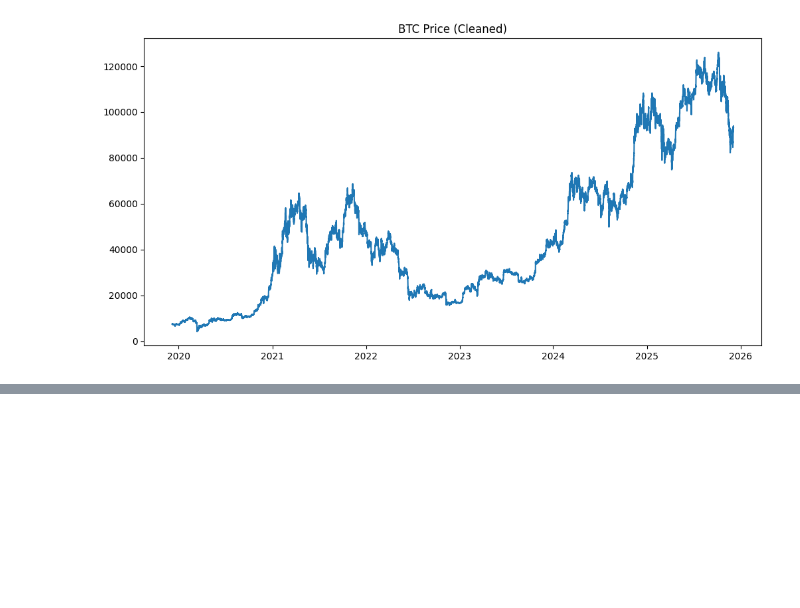
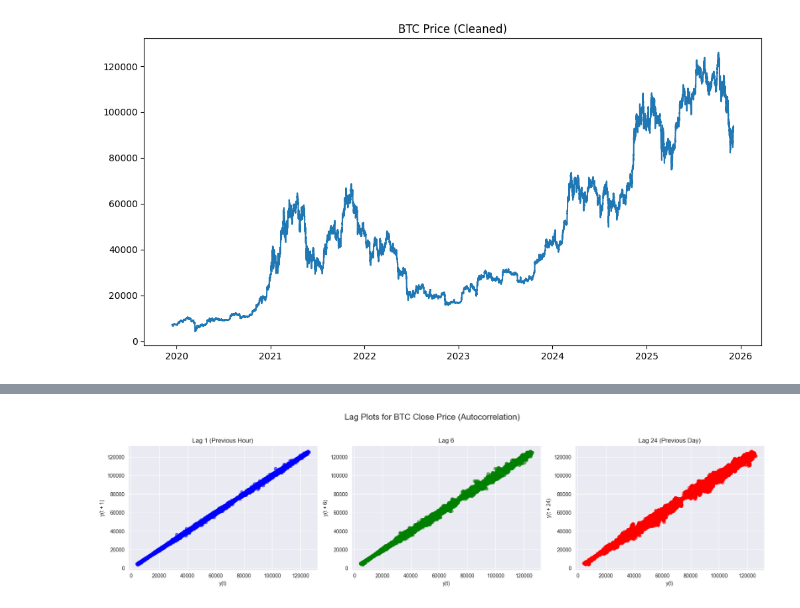
Before and after one commit to Katiehey/Trading-Bot, a Jupyter notebook: notebooks/02_clean_data_check.ipynb, the cells around one changed output, grey strips where cells are left out. Cells and saved outputs as stored; diff of their text form; code cells hidden in the pictures; blank space fills up the shorter version.

```diff
--- a/notebooks/02_clean_data_check.ipynb
+++ b/notebooks/02_clean_data_check.ipynb
@@ -30,0 +197,84 @@ plt.show()
+# %%
+import matplotlib.pyplot as plt
+import seaborn as sns
+import pandas as pd
+from pandas.plotting import lag_plot # Special plot function from pandas
+
+# Assuming 'df' is your DataFrame after running the feature engineering function
+
+def visualize_lag_and_box_plots(df):
+
+    sns.set_style("darkgrid")
+
+    # --- 1. Lag Plots (Autocorrelation Analysis) ---
+
+    # A lag plot shows how the current price (Y-axis) relates to the price N periods ago (X-axis).
+    # If the points form a clear line, there is high autocorrelation and predictability.
+
+    fig, axes = plt.subplots(1, 3, figsize=(18, 5), sharex=False, sharey=False)
+    fig.suptitle('Lag Plots for BTC Close Price (Autocorrelation)', fontsize=16)
+
+    # Lag 1 (Previous hour)
+    lag_plot(df['close'], lag=1, ax=axes[0], c='blue', alpha=0.5)
+    axes[0].set_title('Lag 1 (Previous Hour)')
+
+    # Lag 6 (6 hours ago)
+    lag_plot(df['close'], lag=6, ax=axes[1], c='green', alpha=0.5)
+    axes[1].set_title('Lag 6')
+
+    # Lag 24 (Previous day)
+    lag_plot(df['close'], lag=24, ax=axes[2], c='red', alpha=0.5)
+    axes[2].set_title('Lag 24 (Previous Day)')
+
+    plt.tight_layout(rect=[0, 0.03, 1, 0.95])
+    plt.show()
+
+
+    # --- 2. Box Plots/Bar Charts (Time-Based Analysis) ---
+
+    # We want to look at volatility (ATRr_14) or price changes across different times.
+    # We will look at the distribution of the average true range per hour of the day.
+
+    plt.figure(figsize=(12, 6))
+
+    # Ensure columns exist in the DataFrame
+    if 'hour' in df.columns and 'ATRr_14' in df.columns:
+        sns.boxplot(x='hour', y='ATRr_14', data=df)
+        plt.title('Volatility (ATR) Distribution Per Hour of the Day')
+        plt.xlabel('Hour of Day (0-23)')
+        plt.ylabel('Average True Range (ATRr_14)')
+        plt.show()
+    else:
+        print("Required columns 'hour' or 'ATRr_14' not found for box plot.")
+
+
+    # We can also look at the mean price change (return) for weekends vs weekdays
+
+    # First, calculate a simple return percentage for the plot
+    df['returns'] = df['close'].pct_change() * 100
+
+    plt.figure(figsize=(8, 5))
+
+    if 'is_weekend' in df.columns and 'returns' in df.columns:
+        # Map 0/1 to meaningful labels for the plot
+        df['Day Type'] = df['is_weekend'].map({0: 'Weekday', 1: 'Weekend'})
+
+        sns.barplot(x='Day Type', y='returns', data=df, estimator=np.mean, palette='viridis', hue='Day Type', # Assign the same variable to 'hue' as to 'x'
+            legend=False)    # Hide the redundant legend this creates)
+        plt.title('Average Daily Returns: Weekdays vs. Weekends')
+        plt.ylabel('Average Return (%)')
+        plt.show()
+    else:
+        print("Required columns 'is_weekend' or 'returns' not found for bar plot.")
+
+
+# To use these plots, ensure your 'df' is loaded and processed:
+# Example of how you might call this function:
+# from src.data.preprocess import prepare_dataset
+# from src.features.technical import add_technical_features
+#
+# raw_df = pd.read_parquet('data/raw/btc_1h.parquet')
+# processed_df = add_technical_features(raw_df)
+visualize_lag_and_box_plots(df)
+# %% [output]
+[figure, added]
```
Also changed, not shown: parts of 6 cells of this notebook, 4 other files.
